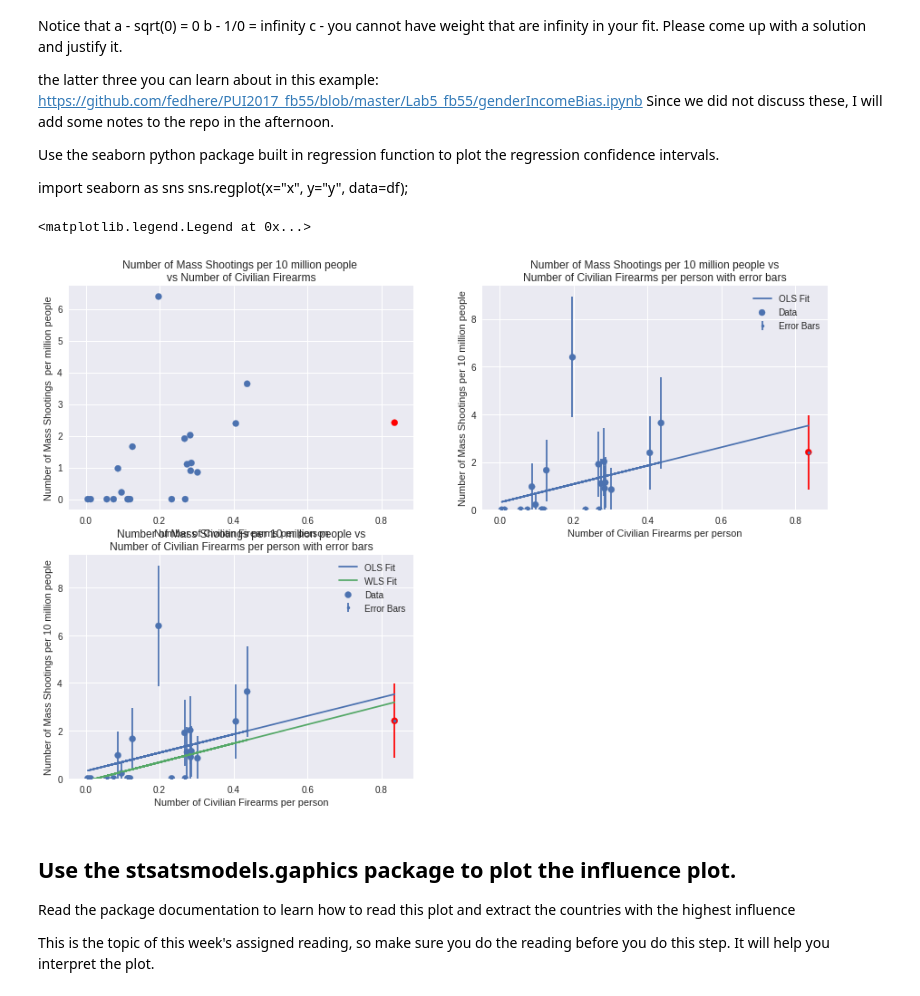
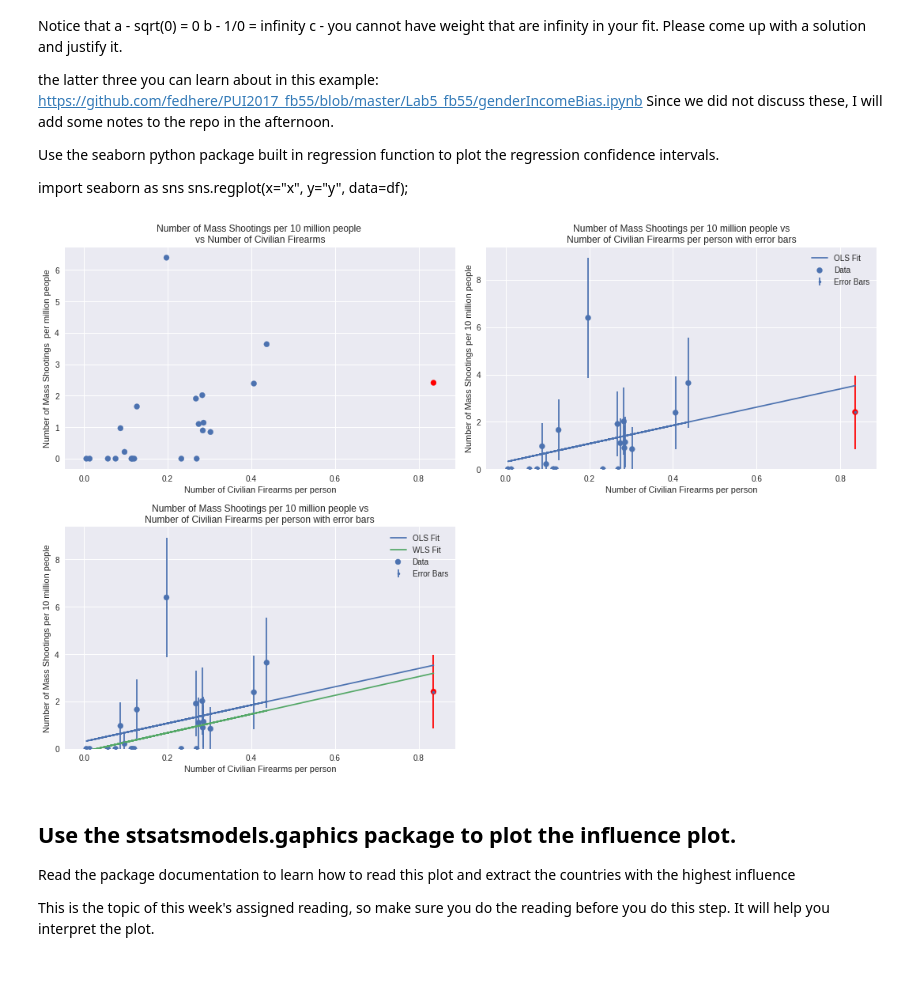
Before and after one commit to andrewnell/PUI2017_adn323, a Jupyter notebook: HW5_adn323/Assignment3_adn323.ipynb, the cells around one changed output. Saved outputs shown, nothing was run; the diff lists cells and outputs as text; code cells hidden in the pictures.

```diff
--- a/HW5_adn323/Assignment3_adn323.ipynb
+++ b/HW5_adn323/Assignment3_adn323.ipynb
@@ -561,35 +566,36 @@ ax2.errorbar(df["AvgGunsPerPerson"],
              df['mass shootings per person']*1e7,
              yerr = np.sqrt(df['mass shootings per person']*1e7 * 1.0), fmt = '.',
              ecolor=kcolors,label="Error Bars")
 # Set up OLS linear model and plot
 lm = sm.OLS(endog=(df['mass shootings per person']*1e7),
             exog=sm.add_constant(df["AvgGunsPerPerson"])).fit()
 ax2.plot(df["AvgGunsPerPerson"], lm.fittedvalues, "-", label="OLS Fit")
 
 #Define error
 yerr = np.sqrt(df['mass shootings per person']*1e7) * 1.0
 yerr = np.where(yerr==0,np.min(yerr.values[nonzero(yerr.values)]),yerr)
 # Turn y error zero values into minimum nonzero values
 
 
 # Set up WLS linear model and plot
 weightm = sm.WLS(endog=(df['mass shootings per person']*1e7),
                  exog=sm.add_constant(df["AvgGunsPerPerson"]),
                  weights=1.0/yerr).fit()
 ax2.plot(df["AvgGunsPerPerson"], weightm.fittedvalues, "-", label="WLS Fit", )
 
 
 # Format figure
 ax2.set_xlabel("Number of Civilian Firearms per person")
 ax2.set_ylabel("Number of Mass Shootings per 10 million people")
 ax2.set_ylim(0)
 ax2.set_xlim()
 ax2.set_title("Number of Mass Shootings per 10 million people vs\n"
               "Number of Civilian Firearms per person with error bars")
 ax2.legend()
+
+pl.tight_layout()
 # %% [output]
-<matplotlib.legend.Legend at 0x...>
-[figure, old version]
+[figure, new version]
 # %% [markdown]
 ## Use the stsatsmodels.gaphics package to plot the influence plot.
 Read the package documentation to learn how to read this plot and extract the countries with the highest influence
```
Also changed, not shown: parts of 5 cells of this notebook.
